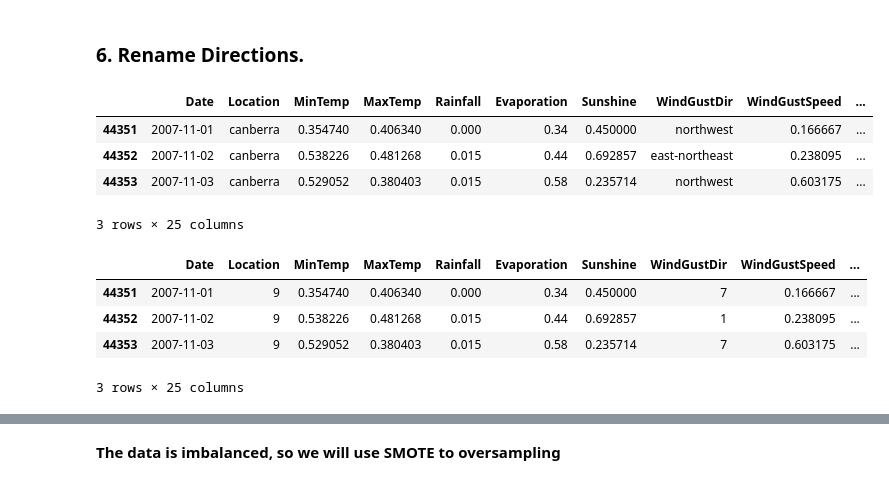
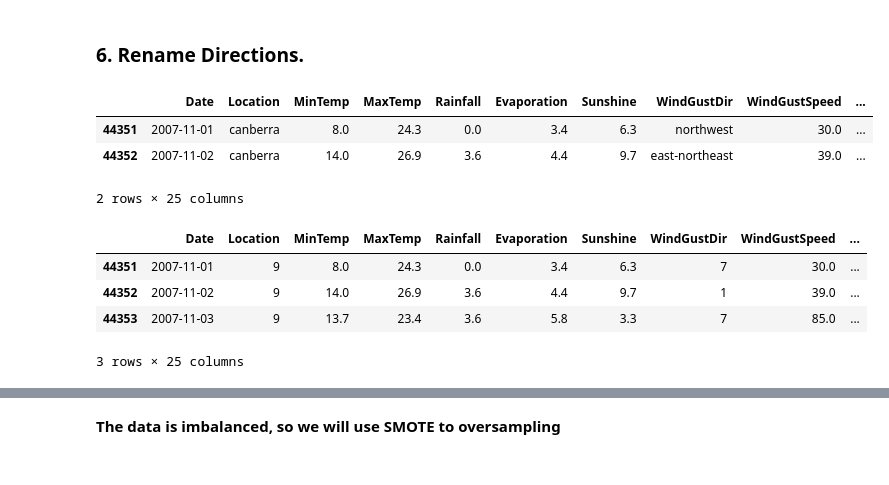
Before and after one commit to ahmed3mi4/DataScience, a Jupyter notebook: data-science-project.ipynb, the cells around one changed output, grey strips where cells are left out. Saved outputs shown, nothing was run; the diff lists cells and outputs as text; code cells hidden in the pictures.

```diff
--- a/data-science-project.ipynb
+++ b/data-science-project.ipynb
@@ -407,3 +407,10 @@ for col in numerical_columns:
 [figure]
 [figure]
 ... (4 outputs left out)
+# %%
+# Count plot for categorical features
+for col in categorical_columns:
+    sns.countplot(x=cleaned_data_or[col])
+    plt.title(f'Count Plot of {col}')
+    plt.xticks(rotation=45)
+    plt.show()
@@ -859,13 +886,12 @@ data_str = standardize_wind_directions(data_str, wind_columns, wind_dir_mapping)
 data_str['RainToday'] = data_str['RainToday'].map({'yes': 1, 'no': 0}).astype('Int64')
 data_str['RainTomorrow'] = data_str['RainTomorrow'].map({'yes': 1, 'no': 0}).astype('Int64')
 # %%
-data1.head(2)
+data_str.head(2)
 # %% [output]
 |  | Date | Location | MinTemp | MaxTemp | Rainfall | Evaporation | Sunshine | WindGustDir | WindGustSpeed | ... |
-| 44351 | 2007-11-01 | canberra | 0.354740 | 0.406340 | 0.000 | 0.34 | 0.450000 | northwest | 0.166667 | ... |
-| 44352 | 2007-11-02 | canberra | 0.538226 | 0.481268 | 0.015 | 0.44 | 0.692857 | east-northeast | 0.238095 | ... |
-| 44353 | 2007-11-03 | canberra | 0.529052 | 0.380403 | 0.015 | 0.58 | 0.235714 | northwest | 0.603175 | ... |
+| 44351 | 2007-11-01 | canberra | 8.0 | 24.3 | 0.0 | 3.4 | 6.3 | northwest | 30.0 | ... |
+| 44352 | 2007-11-02 | canberra | 14.0 | 26.9 | 3.6 | 4.4 | 9.7 | east-northeast | 39.0 | ... |
-3 rows × 25 columns
+2 rows × 25 columns
 # %%
 # Identify categorical and numerical columns
 categorical_cols = ['WindGustDir', 'WindDir9am', 'WindDir3pm', 'Location']
@@ -879,10 +905,10 @@ for col in categorical_cols:
     label_encoders[col] = le  # Save encoder for potential inverse transformations
 # %%
-data1.head(3)
+data_str.head(3)
 # %% [output]
 |  | Date | Location | MinTemp | MaxTemp | Rainfall | Evaporation | Sunshine | WindGustDir | WindGustSpeed | ... |
-| 44351 | 2007-11-01 | 9 | 0.354740 | 0.406340 | 0.000 | 0.34 | 0.450000 | 7 | 0.166667 | ... |
-| 44352 | 2007-11-02 | 9 | 0.538226 | 0.481268 | 0.015 | 0.44 | 0.692857 | 1 | 0.238095 | ... |
-| 44353 | 2007-11-03 | 9 | 0.529052 | 0.380403 | 0.015 | 0.58 | 0.235714 | 7 | 0.603175 | ... |
+| 44351 | 2007-11-01 | 9 | 8.0 | 24.3 | 0.0 | 3.4 | 6.3 | 7 | 30.0 | ... |
+| 44352 | 2007-11-02 | 9 | 14.0 | 26.9 | 3.6 | 4.4 | 9.7 | 1 | 39.0 | ... |
+| 44353 | 2007-11-03 | 9 | 13.7 | 23.4 | 3.6 | 5.8 | 3.3 | 7 | 85.0 | ... |
 3 rows × 25 columns
 # %%
```
Also changed, not shown: parts of 12 cells of this notebook.
